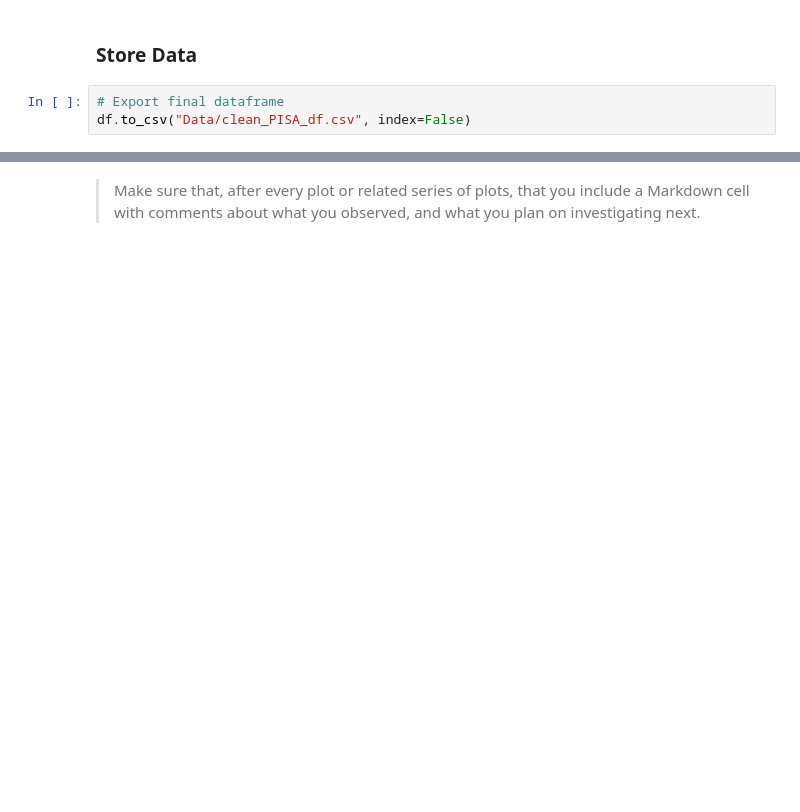
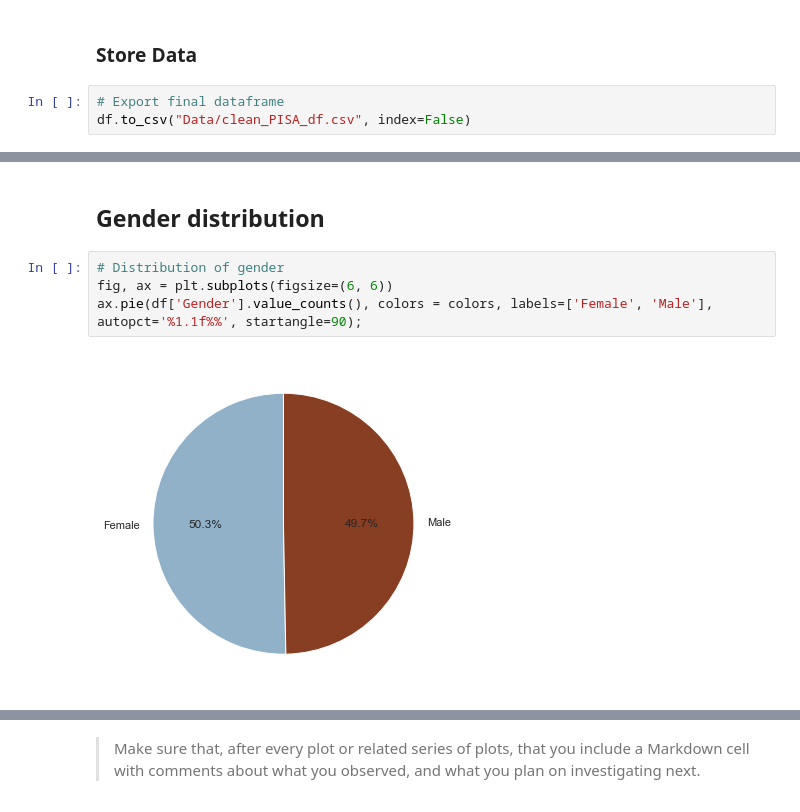
Before and after one commit to AndrejaCH/Exploratory_and_Explanatory_Visualizations, a Jupyter notebook: Data_Exploration.ipynb, the cells around one changed output, grey strips where cells are left out. Saved outputs shown, nothing was run; the diff lists cells and outputs as text; blank space fills up the shorter version.

```diff
--- a/Data_Exploration.ipynb
+++ b/Data_Exploration.ipynb
@@ -397,0 +469,8 @@ and prepare yourself to look at relationships between variables.
+# %% [markdown]
+## Gender distribution
+# %%
+# Distribution of gender
+fig, ax = plt.subplots(figsize=(6, 6))
+ax.pie(df['Gender'].value_counts(), colors = colors, labels=['Female', 'Male'], autopct='%1.1f%%', startangle=90);
+# %% [output]
+[figure, added]
```
Also changed, not shown: parts of 101 cells of this notebook.
